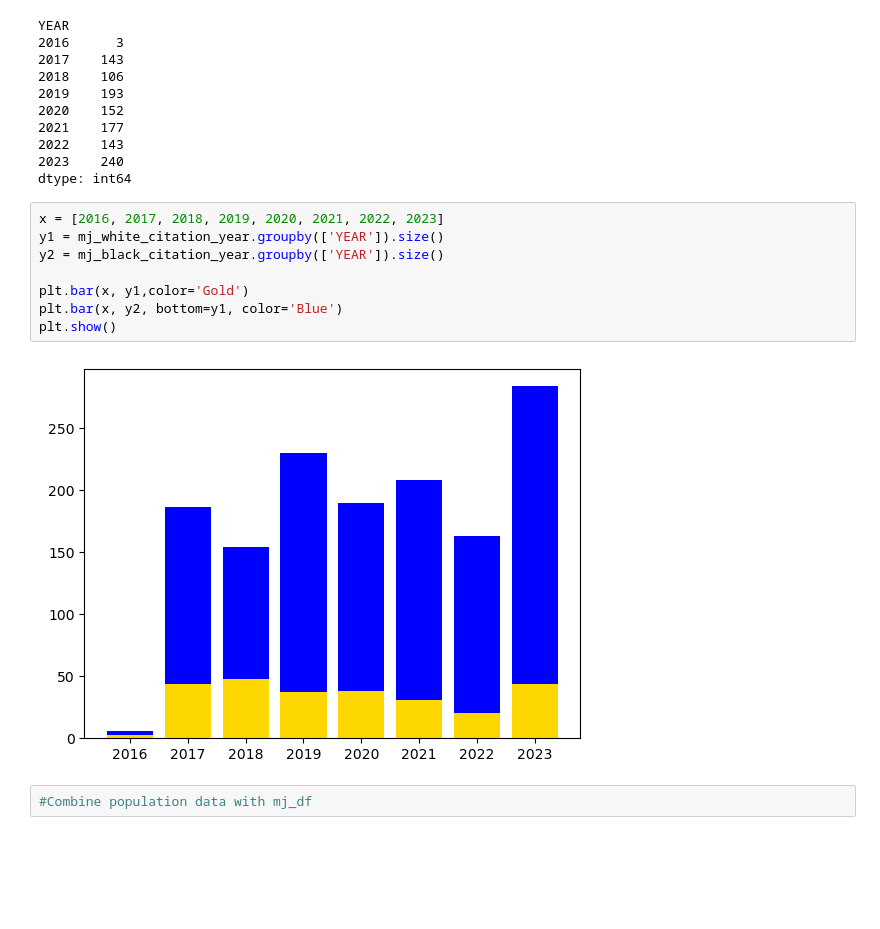
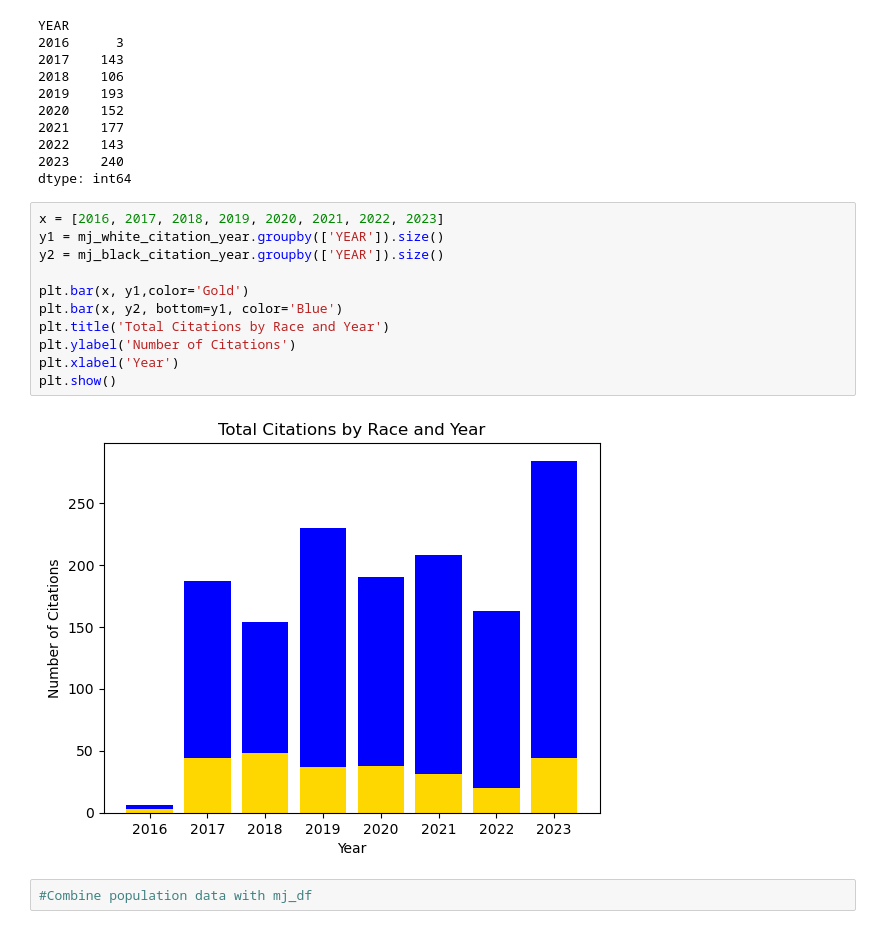
Before and after one commit to Police-Data-Accessibility-Project/caasi-help-desk, a Jupyter notebook: mj-decriminalization/MJ Graphs.ipynb, the cells around one changed output. Cells and saved outputs as stored; diff of their text form; blank space fills up the shorter version.

```diff
--- a/mj-decriminalization/MJ Graphs.ipynb
+++ b/mj-decriminalization/MJ Graphs.ipynb
@@ -891,13 +896,16 @@ dtype: int64
 # %%
 x = [2016, 2017, 2018, 2019, 2020, 2021, 2022, 2023]
 y1 = mj_white_citation_year.groupby(['YEAR']).size()
 y2 = mj_black_citation_year.groupby(['YEAR']).size()
 
 plt.bar(x, y1,color='Gold')
 plt.bar(x, y2, bottom=y1, color='Blue')
+plt.title('Total Citations by Race and Year')
+plt.ylabel('Number of Citations')
+plt.xlabel('Year')
 plt.show()
 # %% [output]
-[figure, old version]
+[figure, new version]
 # %%
 #Combine population data with mj_df
 # %%
```
Also changed, not shown: parts of 11 cells of this notebook.
